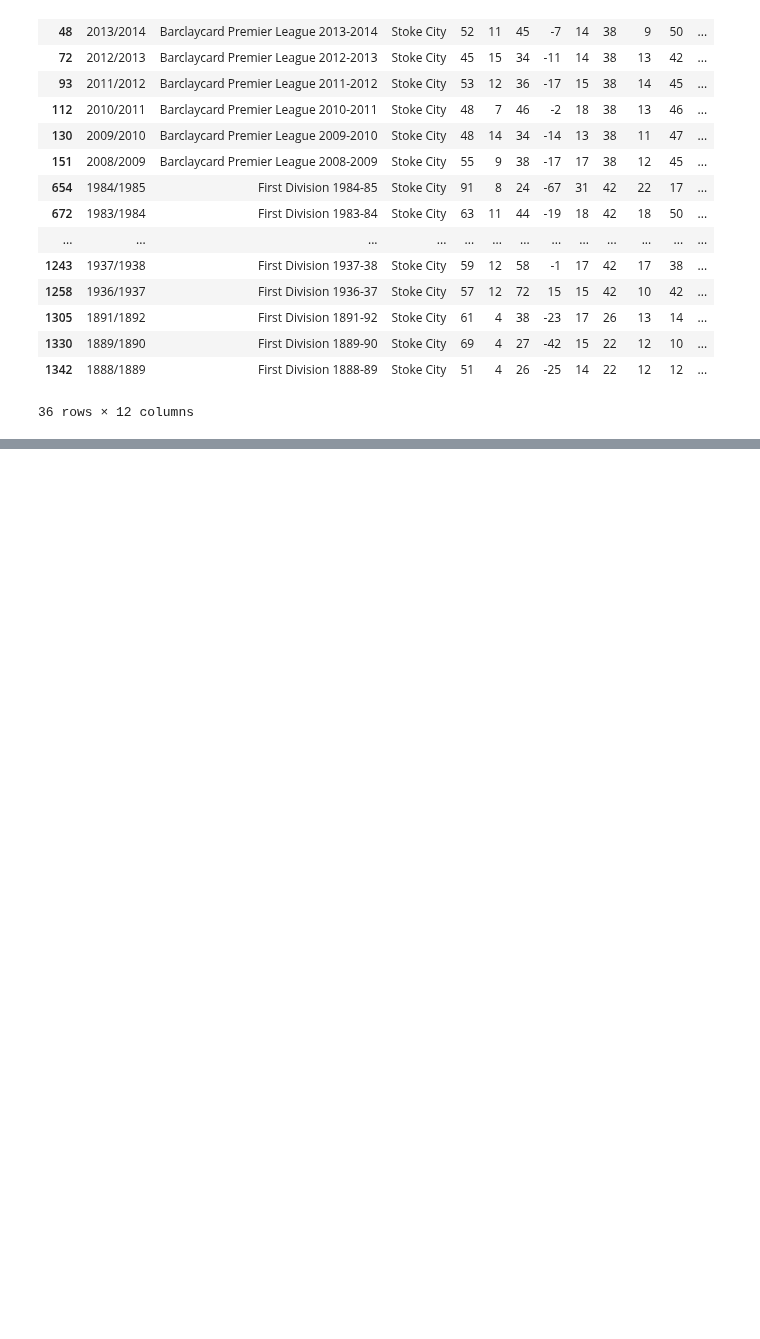
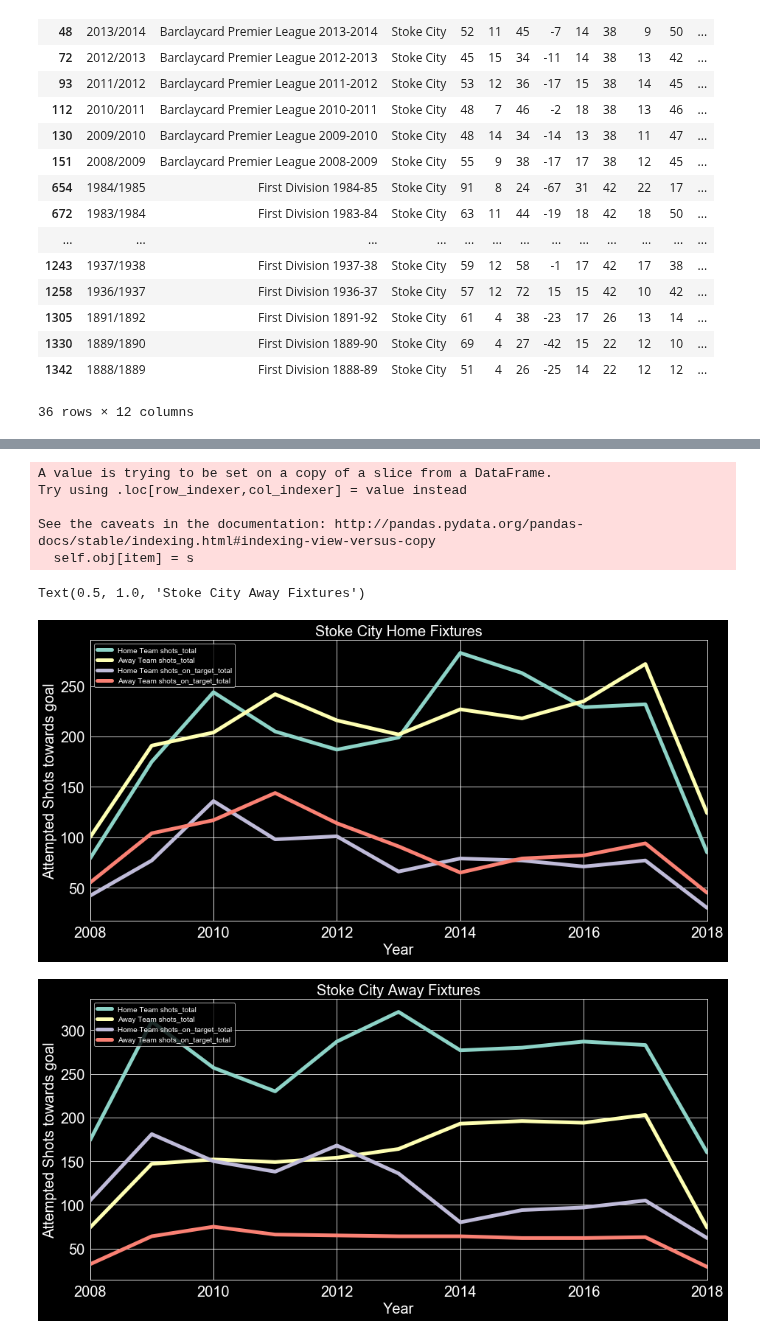
Before and after one commit to myfriendscallmeJ/a4, a Jupyter notebook: Project 4.ipynb, the cells around one changed output, grey strips where cells are left out. Cells and saved outputs as stored; diff of their text form; code cells hidden in the pictures; blank space fills up the shorter version.

Commit message:
One EDA for shot on goal

```diff
--- a/Project 4.ipynb
+++ b/Project 4.ipynb
@@ -702,0 +607,41 @@ page.find_all('tr',{'class':'tableDark','data-filtered-table-row-opta':'t43'})
+# %%
+#PremierLeague.head(20)
+Stoke_HMfixtures=PremierLeague[PremierLeague.HomeTeam=='Stoke City']
+Stoke_AWfixtures=PremierLeague[PremierLeague.AwayTeam=='Stoke City']
+Stoke_HMfixtures.loc[:,'Date_Time'] = Stoke_HMfixtures.loc[:,'Date_Time'].apply(pd.to_datetime)
+Stoke_AWfixtures.loc[:,'Date_Time'] = Stoke_AWfixtures.loc[:,'Date_Time'].apply(pd.to_datetime)
+#Stoke_HMfixtures.info()
+#Stoke_HMfixtures.head()
+# %% [output]
+A value is trying to be set on a copy of a slice from a DataFrame.
+Try using .loc[row_indexer,col_indexer] = value instead
+
+See the caveats in the documentation: http://pandas.pydata.org/pandas-docs/stable/indexing.html#indexing-view-versus-copy
+  self.obj[item] = s
+# %%
+col=['HS','AS','HST','AST']
+def create_shots_df(df,c):
+    n_df=pd.DataFrame(df['Date_Time'])
+    for c in col:
+        new_df=pd.DataFrame(df.groupby(df['Date_Time'].dt.year)[col].sum())
+    return new_df
+
+HM_shots=create_shots_df(Stoke_HMfixtures,col)
+AW_shots=create_shots_df(Stoke_AWfixtures,col)
+HM_shots
+#AW_shots
+plt.rcParams['axes.facecolor'] = 'black'
+HM_shots.plot(figsize=(15,7), linewidth=5, fontsize=20)
+plt.xlabel('Year', fontsize=20)
+plt.ylabel('Attempted Shots towards goal',fontsize=20)
+plt.legend(['Home Team shots_total','Away Team shots_total','Home Team shots_on_target_total','Away Team shots_on_target_total'])
+plt.title('Stoke City Home Fixtures',fontsize=20)
+AW_shots.plot(figsize=(15,7), linewidth=5, fontsize=20)
+plt.xlabel('Year', fontsize=20)
+plt.ylabel('Attempted Shots towards goal',fontsize=20)
+plt.legend(['Home Team shots_total','Away Team shots_total','Home Team shots_on_target_total','Away Team shots_on_target_total'])
+plt.title('Stoke City Away Fixtures',fontsize=20)
+# %% [output]
+Text(0.5, 1.0, 'Stoke City Away Fixtures')
+[figure, added]
+[figure, added]
```
Also changed, not shown: parts of 17 cells of this notebook, 1 other file.
